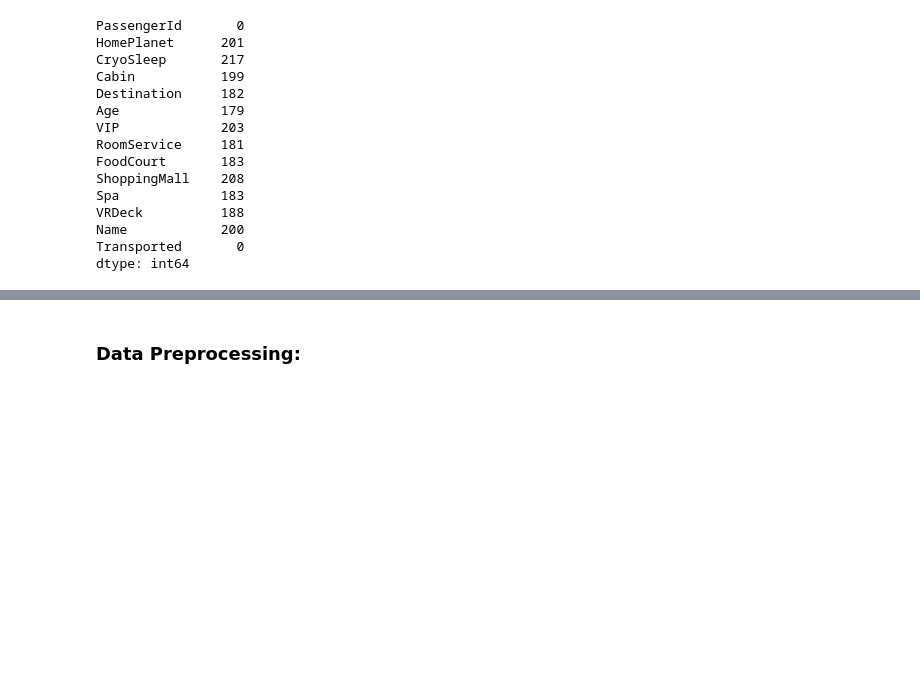
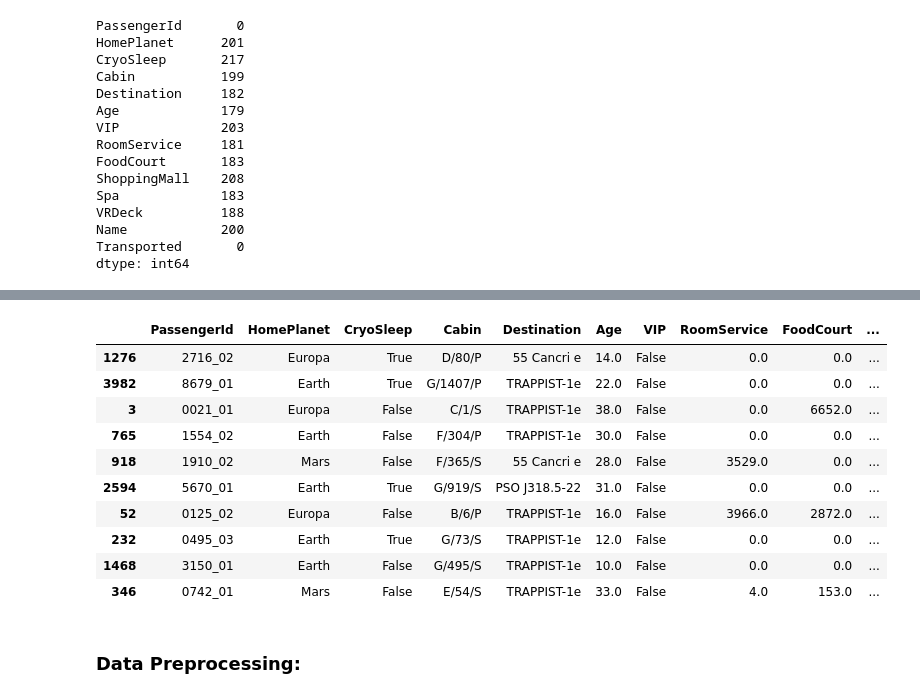
Before and after one commit to mateoricio/spaceship-titanic, a Jupyter notebook: spaceship-titanic.ipynb, the cells around one changed output, grey strips where cells are left out. Saved outputs shown, nothing was run; the diff lists cells and outputs as text; code cells hidden in the pictures; blank space fills up the shorter version.

```diff
--- a/spaceship-titanic.ipynb
+++ b/spaceship-titanic.ipynb
@@ -65,3 +110,17 @@ df.sample(10)
+# %%
+df_test.sample(10)
+# %% [output]
+|  | PassengerId | HomePlanet | CryoSleep | Cabin | Destination | Age | VIP | RoomService | FoodCourt | ... |
+| 1276 | 2716_02 | Europa | True | D/80/P | 55 Cancri e | 14.0 | False | 0.0 | 0.0 | ... |
+| 3982 | 8679_01 | Earth | True | G/1407/P | TRAPPIST-1e | 22.0 | False | 0.0 | 0.0 | ... |
+| 3 | 0021_01 | Europa | False | C/1/S | TRAPPIST-1e | 38.0 | False | 0.0 | 6652.0 | ... |
+| 765 | 1554_02 | Earth | False | F/304/P | TRAPPIST-1e | 30.0 | False | 0.0 | 0.0 | ... |
+| 918 | 1910_02 | Mars | False | F/365/S | 55 Cancri e | 28.0 | False | 3529.0 | 0.0 | ... |
+| 2594 | 5670_01 | Earth | True | G/919/S | PSO J318.5-22 | 31.0 | False | 0.0 | 0.0 | ... |
+| 52 | 0125_02 | Europa | False | B/6/P | TRAPPIST-1e | 16.0 | False | 3966.0 | 2872.0 | ... |
+| 232 | 0495_03 | Earth | True | G/73/S | TRAPPIST-1e | 12.0 | False | 0.0 | 0.0 | ... |
+| 1468 | 3150_01 | Earth | False | G/495/S | TRAPPIST-1e | 10.0 | False | 0.0 | 0.0 | ... |
+| 346 | 0742_01 | Mars | False | E/54/S | TRAPPIST-1e | 33.0 | False | 4.0 | 153.0 | ... |
 # %% [markdown]
 ### Data Preprocessing:
 # %% [markdown]
```
Also changed, not shown: parts of 55 cells of this notebook, 1 other file.
